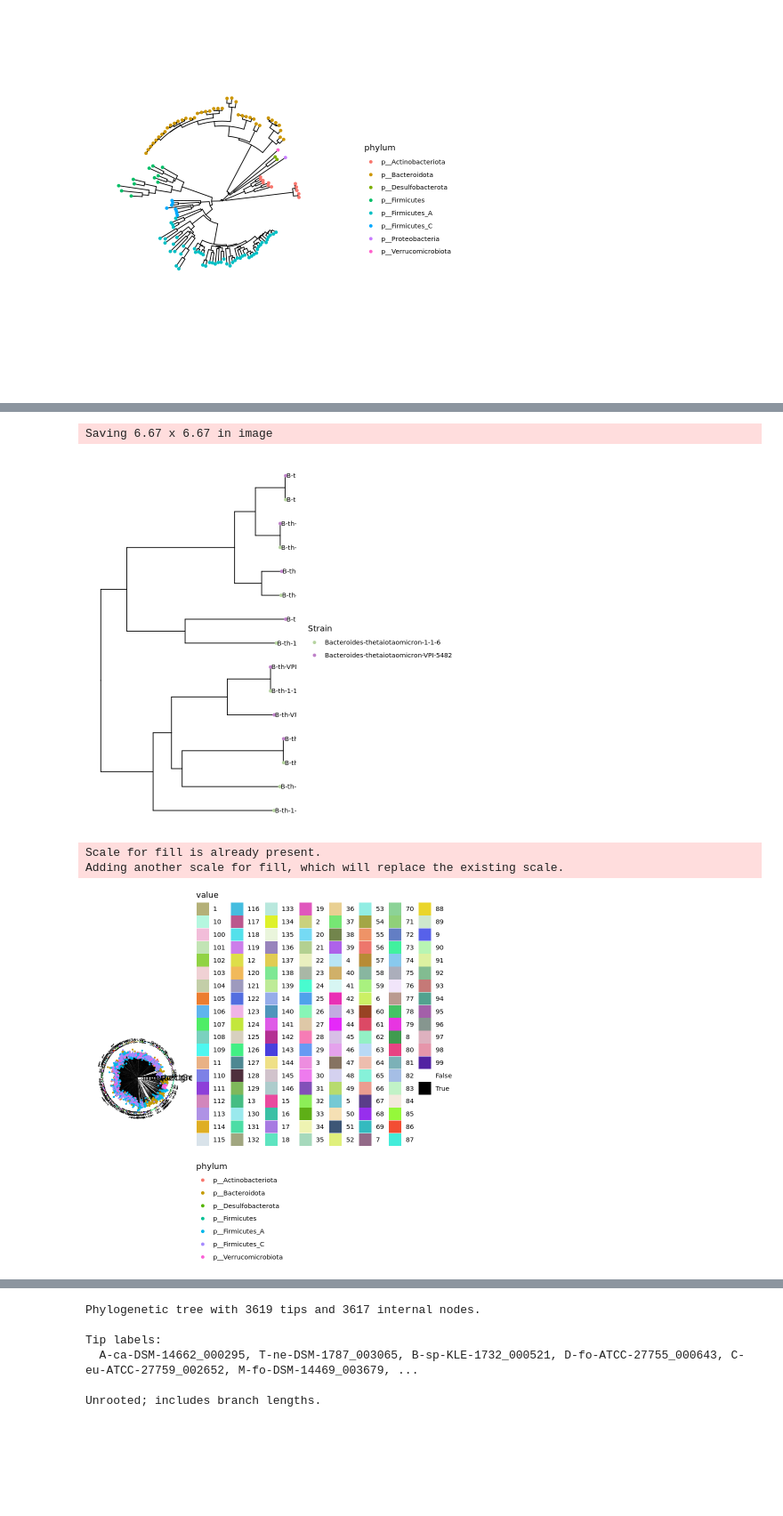
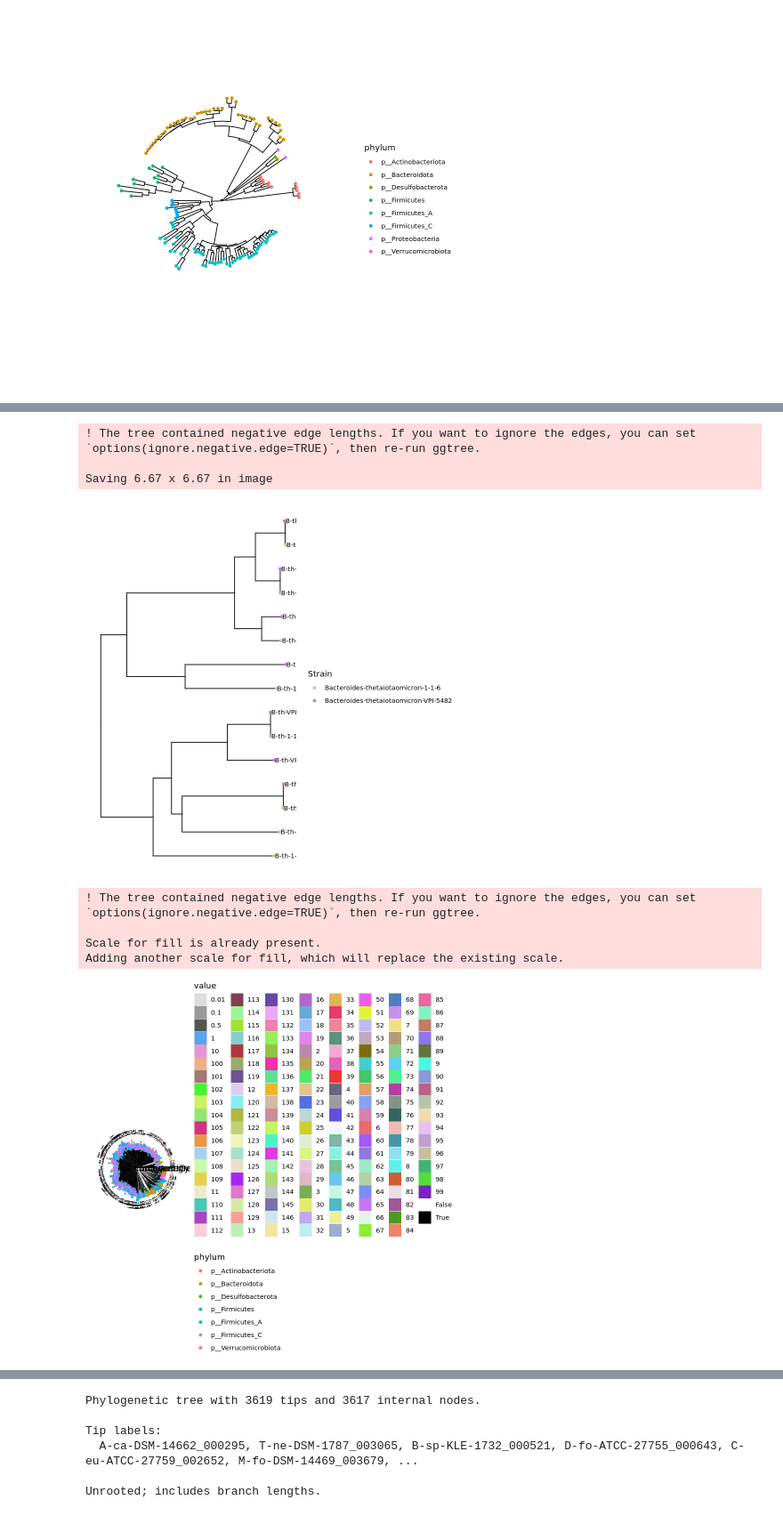
Before and after one commit to xiaofanjin/hcom2-invertons, a Jupyter notebook: hcom2-invertons_R.ipynb, the cells around one changed output, grey strips where cells are left out. Shown at 89% size. Drawn from its saved outputs; the diff is of its cells as text; code cells hidden in the pictures; blank space fills up the shorter version.

```diff
--- a/hcom2-invertons_R.ipynb
+++ b/hcom2-invertons_R.ipynb
@@ -60,6 +60,13 @@ for (x in 1:length(group2)) {
     }
 }
 invertonTaxDf$inverton.group2 <-group2
+
+invertonSumDf <- read.csv(file.path(workingDir,"data","intermediates","invertonOverallSumCountDf.csv.gz"))
+rownames(invertonSumDf) <- invertonSumDf$ID2
+
+invertonTaxDf<-merge(invertonTaxDf, invertonSumDf)
+
+
 rownames(invertonTaxDf) <- invertonTaxDf$ID2
 
 cols<-colnames(invertonTaxDf)
@@ -98,22 +105,26 @@ p1 <- p +
 p1
 ggsave(file.path(workingDir,"figures","invertonsGroup126-131-136-Btheta.pdf"))
 # %% [output]
+! The tree contained negative edge lengths. If you want to ignore the edges, you can set `options(ignore.negative.edge=TRUE)`, then re-run ggtree.
+
 Saving 6.67 x 6.67 in image
 [figure]
 # %%
 p <- ggtree(keep.tips(tree,invertonTaxDf$ID2), layout="circular",aes(size=I(.15))) %<+% invertonTaxDf
 p1 <- p +
   geom_tippoint(aes(color = phylum,size=I(.5)))  +
   theme(legend.position = 'right') + geom_tiplab(aes(label=inverton.group2),size =2,align=TRUE,linetype = NULL)
 
-gheatmap(p1, invertonTaxDf[c('inverton.group','intersectGene')],
-               width = 0.05, color = NA,offset=.015) +scale_fill_manual(values=c(distinctColorPalette(length(unique(invertonTaxDf$inverton.group))),c('#FFFFFF','#000000')))
+gheatmap(p1, invertonTaxDf[c('inverton.group','intersectGene','homogeneityLevel')],
+               width = 0.05, color = NA,offset=.015) +scale_fill_manual(values=c(c('#DDDDDD','#999999','#555555'),distinctColorPalette(length(unique(invertonTaxDf$inverton.group))),c('#FFFFFF','#000000')))
 ggsave(file.path(workingDir,"figures","invertonsTree.pdf"),
       device = "pdf", width = 15, height = 30 , units = "in")
 # %% [output]
+! The tree contained negative edge lengths. If you want to ignore the edges, you can set `options(ignore.negative.edge=TRUE)`, then re-run ggtree.
+
 Scale for fill is already present.
 Adding another scale for fill, which will replace the existing scale.
-[figure, old version]
+[figure, new version]
 # %%
 subInvertonTaxDf<-invertonTaxDf[((invertonTaxDf$inverton.group==as.character(145))),]
 options(ignore.negative.edge=TRUE)
```
Also changed, not shown: parts of 1 cell of this notebook, 1 other file.
